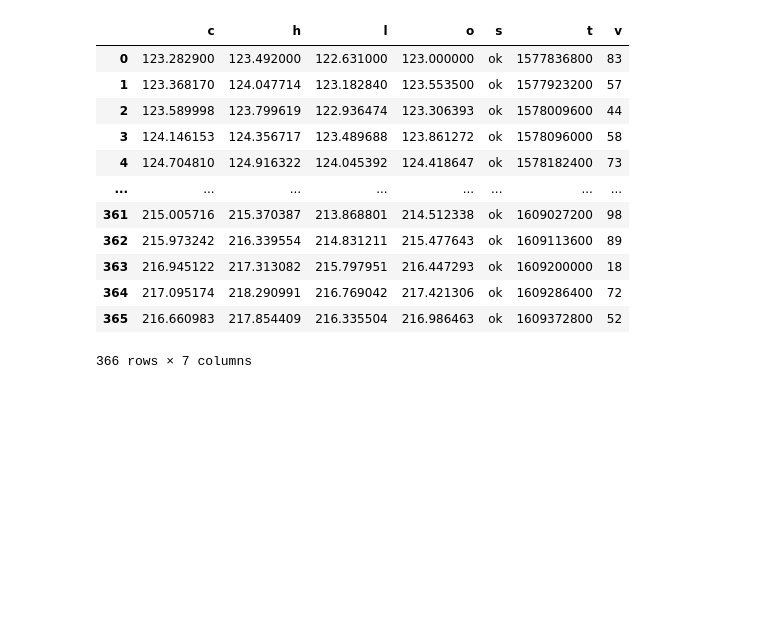
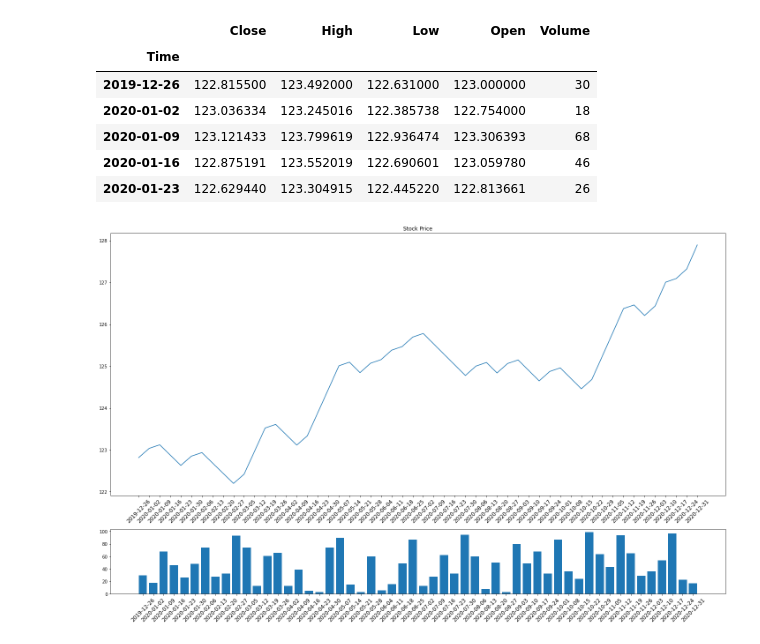
Before and after one commit to dabidma/Covid-VS-The-Stock-Market, a Jupyter notebook: stocks_vs_covid.ipynb, the cells around one changed output. Drawn from its saved outputs; the diff is of its cells as text; code cells hidden in the pictures; blank space fills up the shorter version.

Commit message:
Pulled all the dates/weeks for each year

```diff
--- a/stocks_vs_covid.ipynb
+++ b/stocks_vs_covid.ipynb
@@ -26,7 +27,7 @@ end_2021 = 1640995199
 # %%
 #def function to create a dataframe for each stock
 def stock_df(stock_name, beg_year, end_year):
-    df_name = pd.DataFrame(finnhub_client.stock_candles(stock_name, 'D', beg_year, end_year))
+    df_name = pd.DataFrame(finnhub_client.stock_candles(stock_name, 'W', beg_year, end_year))
     df_name = df_name.drop(['s'], axis=1)
     rename = {'c':'Close','h': 'High', 'l': 'Low', 'o': 'Open', 't': 'Time', 'v': 'Volume'}
     df_name.rename(columns=rename, inplace=True)
@@ -55,17 +39,12 @@ test
 # %%
 microsoft = stock_df('MSFT', beg_2020, end_2020)
-microsoft
+stock_date = microsoft.set_index('Time')
+stock_date
 # %% [output]
-|  | c | h | l | o | s | t | v |
-| 0 | 123.282900 | 123.492000 | 122.631000 | 123.000000 | ok | 1577836800 | 83 |
-| 1 | 123.368170 | 124.047714 | 123.182840 | 123.553500 | ok | 1577923200 | 57 |
-| 2 | 123.589998 | 123.799619 | 122.936474 | 123.306393 | ok | 1578009600 | 44 |
-| 3 | 124.146153 | 124.356717 | 123.489688 | 123.861272 | ok | 1578096000 | 58 |
-| 4 | 124.704810 | 124.916322 | 124.045392 | 124.418647 | ok | 1578182400 | 73 |
-| ... | ... | ... | ... | ... | ... | ... | ... |
-| 361 | 215.005716 | 215.370387 | 213.868801 | 214.512338 | ok | 1609027200 | 98 |
-| 362 | 215.973242 | 216.339554 | 214.831211 | 215.477643 | ok | 1609113600 | 89 |
-| 363 | 216.945122 | 217.313082 | 215.797951 | 216.447293 | ok | 1609200000 | 18 |
-| 364 | 217.095174 | 218.290991 | 216.769042 | 217.421306 | ok | 1609286400 | 72 |
-| 365 | 216.660983 | 217.854409 | 216.335504 | 216.986463 | ok | 1609372800 | 52 |
+|  | Close | High | Low | Open | Volume |
+| Time |  |  |  |  |  |
+| 2019-12-26 | 122.815500 | 123.492000 | 122.631000 | 123.000000 | 30 |
+| 2020-01-02 | 123.036334 | 123.245016 | 122.385738 | 122.754000 | 18 |
+| 2020-01-09 | 123.121433 | 123.799619 | 122.936474 | 123.306393 | 68 |
+| 2020-01-16 | 122.875191 | 123.552019 | 122.690601 | 123.059780 | 46 |
+| 2020-01-23 | 122.629440 | 123.304915 | 122.445220 | 122.813661 | 26 |
-366 rows × 7 columns
@@ -78,0 +51,12 @@ microsoft
+# %%
+fig= plt.figure(figsize=(20,15))
+top_plt = plt.subplot2grid((5,4), (0,0), rowspan=3, colspan=4)
+top_plt.plot(stock_date.index, stock_date['Close'])
+plt.xticks(rotation=45, fontsize=12)
+plt.title('Stock Price')
+bottom_plt = plt.subplot2grid((5,4),(3,0), rowspan=1, colspan=4)
+bottom_plt.bar(stock_date.index, stock_date['Volume'])
+plt.xticks(rotation=45, fontsize=12)
+fig.tight_layout();
+# %% [output]
+[figure, added]
```
Also changed, not shown: parts of 3 cells of this notebook.
